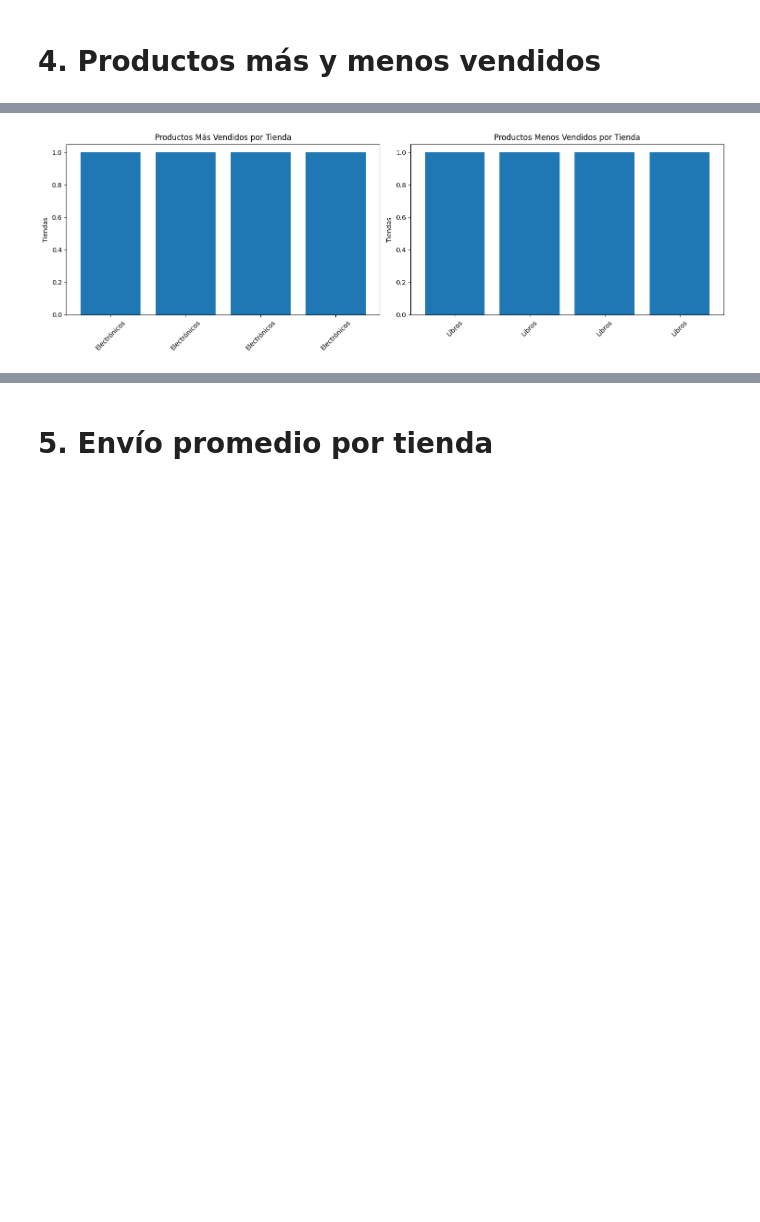
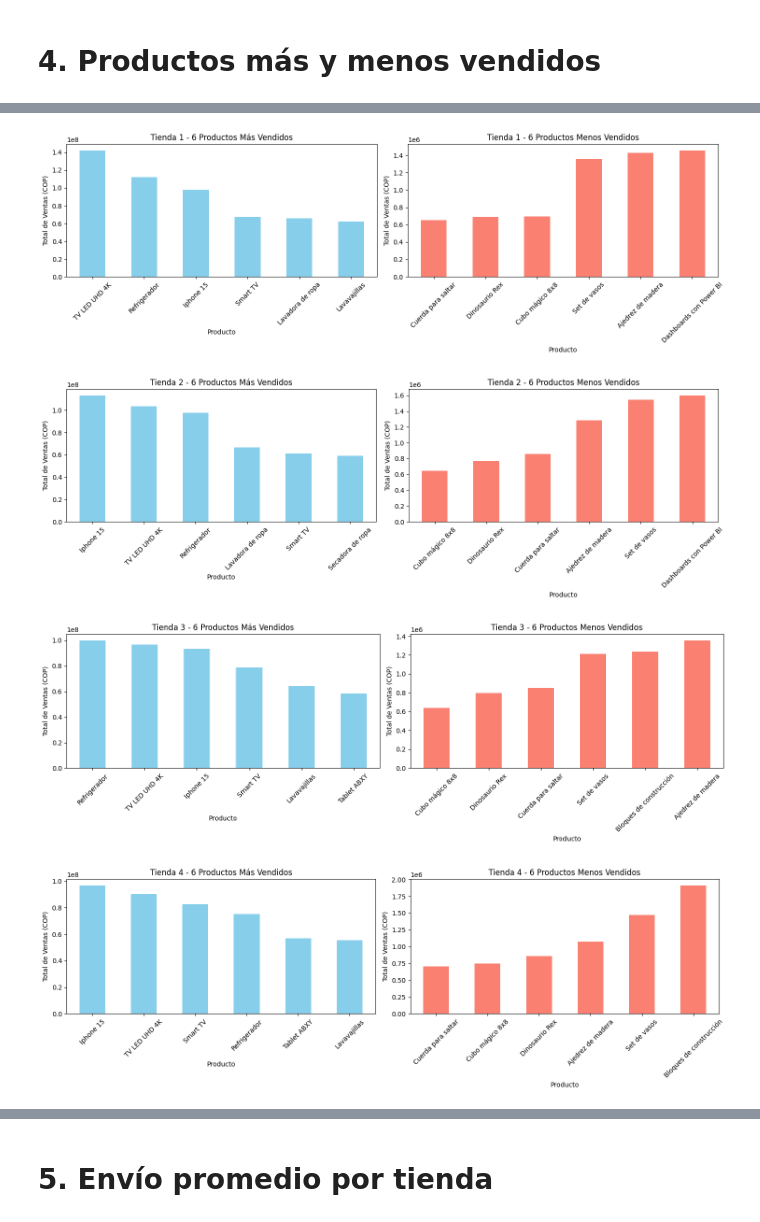
Before and after one commit to willian-ai/challenge1-data-science-latam-main, a Jupyter notebook: AluraStoreLatam.ipynb, the cells around one changed output, grey strips where cells are left out. Drawn from its saved outputs; the diff is of its cells as text; code cells hidden in the pictures; blank space fills up the shorter version.

Commit message:
Modificacion de  productos mas y menos vendidos, por producto y no por categoria del producto y la visualizacion es por 6  mas y menos vendidos por cada tienda

```diff
--- a/AluraStoreLatam.ipynb
+++ b/AluraStoreLatam.ipynb
@@ -326,34 +326,49 @@ plt.close()
 # %% [markdown]
 # 4. Productos más y menos vendidos
 # %%
-productos_mas_vendidos = []
-productos_menos_vendidos = []
-for tienda in [tienda1, tienda2, tienda3, tienda4]:
-    # Obtener productos más y menos vendidos por tienda
-    productos_mas = tienda.groupby("Categoría del Producto")["Precio"].sum().sort_values(ascending=False).head(6)
-    productos_menos = tienda.groupby("Categoría del Producto")["Precio"].sum().sort_values(ascending=True).head(6)
-    productos_mas_vendidos.append(productos_mas.index[0])
-    productos_menos_vendidos.append(productos_menos.index[0])
+# Crear listas para almacenar los productos más y menos vendidos por tienda
+productos_mas_vendidos_por_tienda = []
+productos_menos_vendidos_por_tienda = []
 
-# Crear visualizaciones
-plt.figure(figsize=(15, 5))
+# Obtener los 3 productos más y menos vendidos para cada tienda
+for i, tienda in enumerate([tienda1, tienda2, tienda3, tienda4], 1):
+    # Obtener productos más vendidos
+    productos_mas = tienda.groupby("Producto")["Precio"].sum().sort_values(ascending=False).head(6)
+    # Obtener productos menos vendidos
+    productos_menos = tienda.groupby("Producto")["Precio"].sum().sort_values(ascending=True).head(6)
 
-# Gráfico de productos más vendidos
-plt.subplot(1, 2, 1)
-plt.bar(range(len(productos_mas_vendidos)), [1]*len(productos_mas_vendidos))
-plt.title('Productos Más Vendidos por Tienda')
-plt.xticks(range(len(productos_mas_vendidos)), productos_mas_vendidos, rotation=45)
-plt.ylabel('Tiendas')
+    # Almacenar los resultados
+    productos_mas_vendidos_por_tienda.append(productos_mas)
+    productos_menos_vendidos_por_tienda.append(productos_menos)
 
-# Gráfico de productos menos vendidos
-plt.subplot(1, 2, 2)
-plt.bar(range(len(productos_menos_vendidos)), [1]*len(productos_menos_vendidos))
-plt.title('Productos Menos Vendidos por Tienda')
-plt.xticks(range(len(productos_menos_vendidos)), productos_menos_vendidos, rotation=45)
-plt.ylabel('Tiendas')
+    # Imprimir los resultados para cada tienda
+    print(f"\nTienda {i} - 6 Productos más vendidos:")
+    print(productos_mas)
+    print(f"\nTienda {i} - 6 Productos menos vendidos:")
+    print(productos_menos)
+    print("\n" + "="*50)
 
-# Ajustar diseño y mostrar
-plt.tight_layout()
-plt.show()
-plt.close()
+# Crear visualizaciones para cada tienda
+for i in range(4):
+    plt.figure(figsize=(15, 5))
+
+    # Gráfico de productos más vendidos
+    plt.subplot(1, 2, 1)
+    productos_mas_vendidos_por_tienda[i].plot(kind='bar', color='skyblue')
+    plt.title(f'Tienda {i+1} - 6 Productos Más Vendidos')
+    plt.xticks(rotation=45)
+    plt.ylabel('Total de Ventas (COP)')
+
+    # Gráfico de productos menos vendidos
+    plt.subplot(1, 2, 2)
+    productos_menos_vendidos_por_tienda[i].plot(kind='bar', color='salmon')
+    plt.title(f'Tienda {i+1} - 6 Productos Menos Vendidos')
+    plt.xticks(rotation=45)
+    plt.ylabel('Total de Ventas (COP)')
+
+    plt.tight_layout()
+    plt.show()
+    plt.close()
+    plt.show()
+    plt.close()
 # %% [output]
@@ -360 +392,4 @@ plt.close()
-[figure, old version]
+[figure, new version]
+[figure, added]
+[figure, added]
+[figure, added]
```
Also changed, not shown: parts of 3 cells of this notebook.
